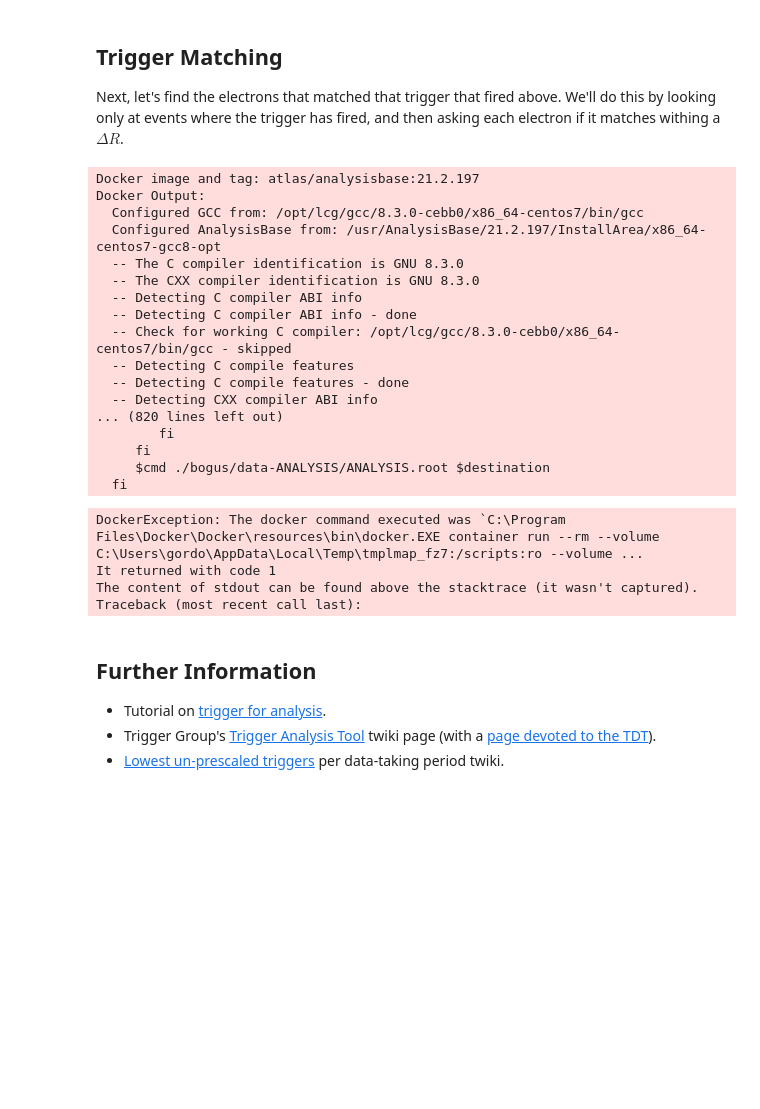
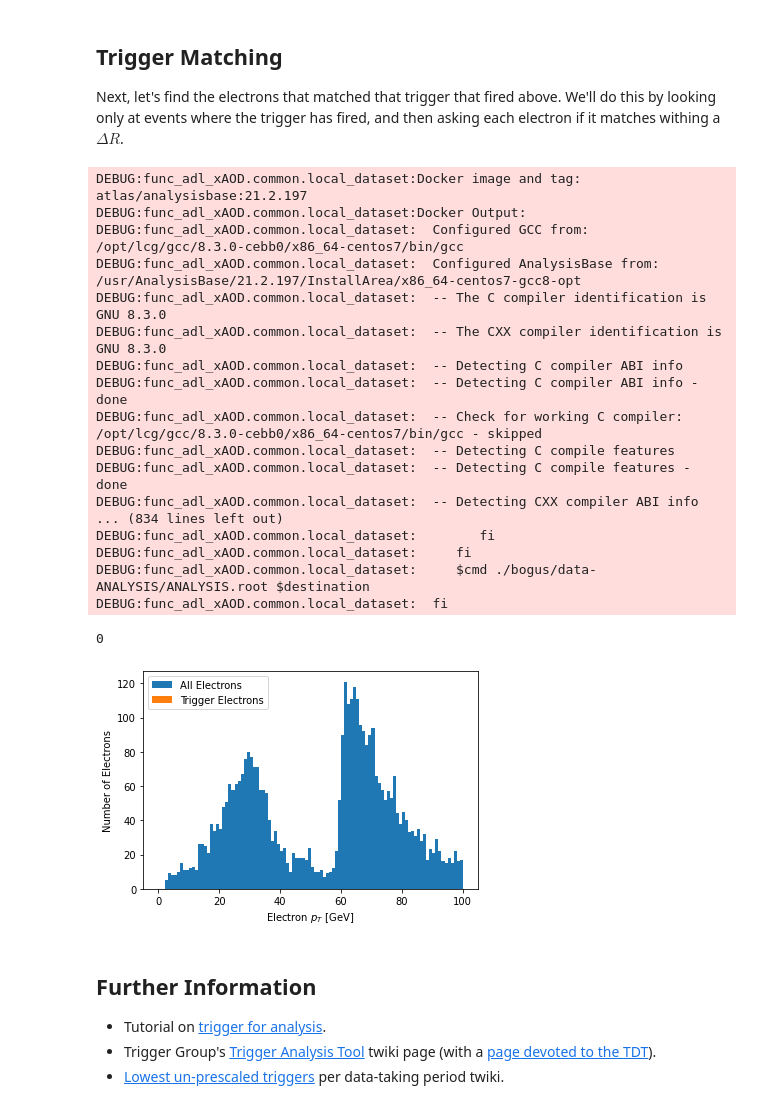
Before and after one commit to gordonwatts/xaod_usage, a Jupyter notebook: book/chapters/trigger.ipynb, the cells around one changed output. Drawn from its saved outputs; the diff is of its cells as text; code cells hidden in the pictures; blank space fills up the shorter version.

Commit message:
Update with non-error but no matching
Looks like the proper data is not available in DAOD_PHYS.

```diff
--- a/book/chapters/trigger.ipynb
+++ b/book/chapters/trigger.ipynb
@@ -39,12 +35,15 @@ _ = plt.legend()
 
 Next, let's find the electrons that matched that trigger that fired above. We'll do this by looking only at events where the trigger has fired, and then asking each electron if it matches withing a $\Delta R$.
 # %%
+import logging
+logging.basicConfig()
+logging.getLogger("func_adl_xAOD.common.local_dataset").setLevel(level=logging.DEBUG)
 matched_electrons = (
     ds.Where(lambda e: tdt_chain_fired("HLT_e60_lhmedium_nod0"))
     .SelectMany(lambda e: e.Electrons("Electrons"))
     .Select(
         lambda e: {
-            "pt": e.pt() / 1000.0,
+            "pt": e.pt() / 1001.0,
             "eta": e.eta(),
             "is_trig": tmt_match_object("HLT_e60_lhmedium_nod0", e, 0.7),
         }
@@ -53,24 +52,20 @@ matched_electrons = (
     .value()
 )
 # %% [output]
-Docker image and tag: atlas/analysisbase:21.2.197
-Docker Output:
-  Configured GCC from: /opt/lcg/gcc/8.3.0-cebb0/x86_64-centos7/bin/gcc
-  Configured AnalysisBase from: /usr/AnalysisBase/21.2.197/InstallArea/x86_64-centos7-gcc8-opt
-  -- The C compiler identification is GNU 8.3.0
-  -- The CXX compiler identification is GNU 8.3.0
-  -- Detecting C compiler ABI info
-  -- Detecting C compiler ABI info - done
-  -- Check for working C compiler: /opt/lcg/gcc/8.3.0-cebb0/x86_64-centos7/bin/gcc - skipped
-  -- Detecting C compile features
-  -- Detecting C compile features - done
-  -- Detecting CXX compiler ABI info
-... (820 lines left out)
-        fi
-     fi
-     $cmd ./bogus/data-ANALYSIS/ANALYSIS.root $destination
-  fi
+DEBUG:func_adl_xAOD.common.local_dataset:Docker image and tag: atlas/analysisbase:21.2.197
+DEBUG:func_adl_xAOD.common.local_dataset:Docker Output:
+DEBUG:func_adl_xAOD.common.local_dataset:  Configured GCC from: /opt/lcg/gcc/8.3.0-cebb0/x86_64-centos7/bin/gcc
+DEBUG:func_adl_xAOD.common.local_dataset:  Configured AnalysisBase from: /usr/AnalysisBase/21.2.197/InstallArea/x86_64-centos7-gcc8-opt
+DEBUG:func_adl_xAOD.common.local_dataset:  -- The C compiler identification is GNU 8.3.0
+DEBUG:func_adl_xAOD.common.local_dataset:  -- The CXX compiler identification is GNU 8.3.0
+DEBUG:func_adl_xAOD.common.local_dataset:  -- Detecting C compiler ABI info
+DEBUG:func_adl_xAOD.common.local_dataset:  -- Detecting C compiler ABI info - done
+DEBUG:func_adl_xAOD.common.local_dataset:  -- Check for working C compiler: /opt/lcg/gcc/8.3.0-cebb0/x86_64-centos7/bin/gcc - skipped
+DEBUG:func_adl_xAOD.common.local_dataset:  -- Detecting C compile features
+DEBUG:func_adl_xAOD.common.local_dataset:  -- Detecting C compile features - done
+DEBUG:func_adl_xAOD.common.local_dataset:  -- Detecting CXX compiler ABI info
+... (834 lines left out)
+DEBUG:func_adl_xAOD.common.local_dataset:        fi
+DEBUG:func_adl_xAOD.common.local_dataset:     fi
+DEBUG:func_adl_xAOD.common.local_dataset:     $cmd ./bogus/data-ANALYSIS/ANALYSIS.root $destination
+DEBUG:func_adl_xAOD.common.local_dataset:  fi
-DockerException: The docker command executed was `C:\Program Files\Docker\Docker\resources\bin\docker.EXE container run --rm --volume C:\Users\gordo\AppData\Local\Temp\tmplmap_fz7:/scripts:ro --volume ...
-It returned with code 1
-The content of stdout can be found above the stacktrace (it wasn't captured).
-Traceback (most recent call last):
@@ -79,3 +72,16 @@ matched_electrons
+# %%
+ak.sum(matched_electrons.is_trig)
+# %% [output]
+0
+# %%
+plt.hist(matched_electrons.pt, bins=100, range=(0, 100), label='All Electrons')
+trigger_electrons = matched_electrons[matched_electrons.is_trig]
+plt.hist(trigger_electrons.pt, bins=100, range=(0, 100), label='Trigger Electrons')
+plt.xlabel('Electron $p_T$ [GeV]')
+plt.ylabel('Number of Electrons')
+_ = plt.legend()
+# %% [output]
+[figure, added]
 # %% [markdown]
 ## Further Information
 
```
Also changed, not shown: parts of 2 cells of this notebook.
